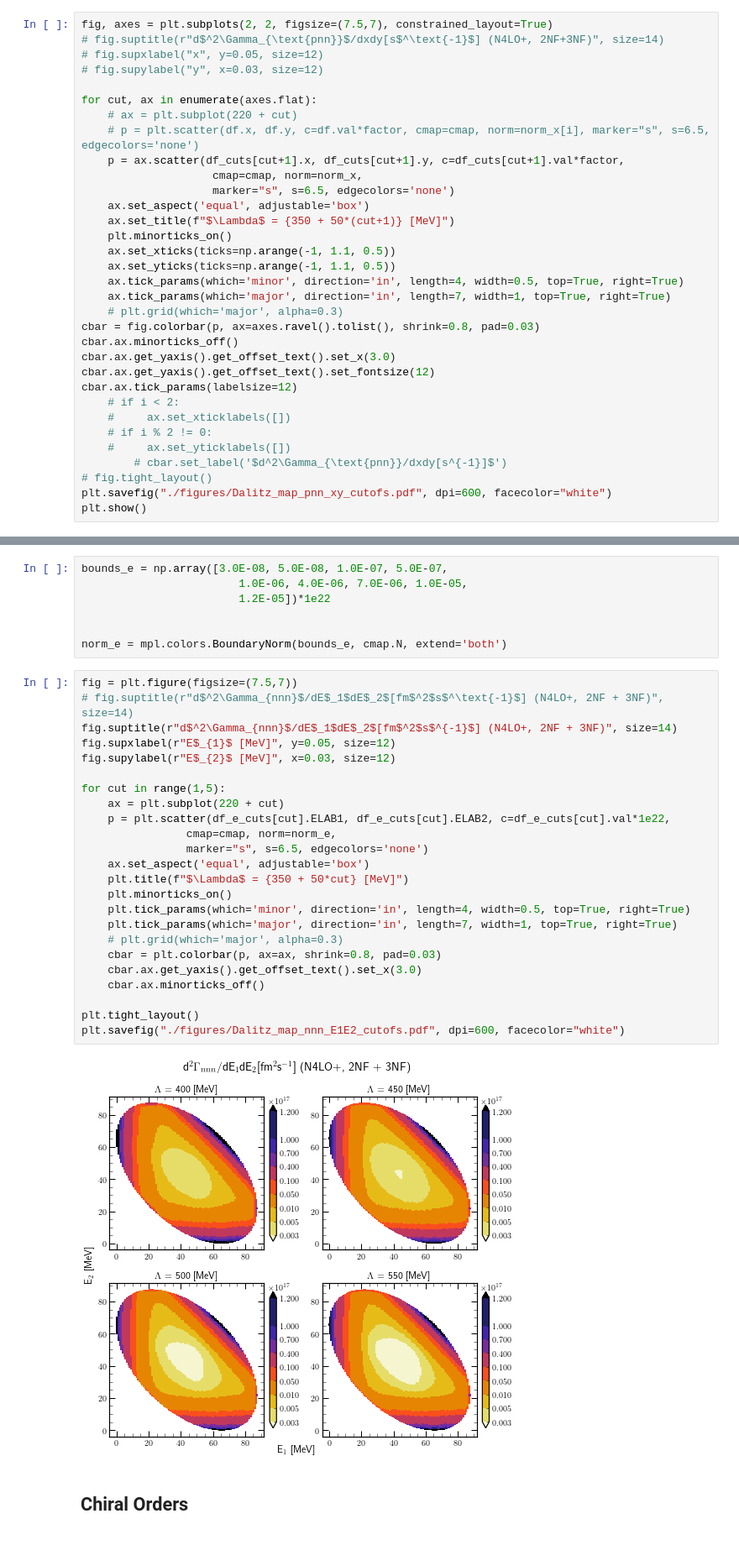
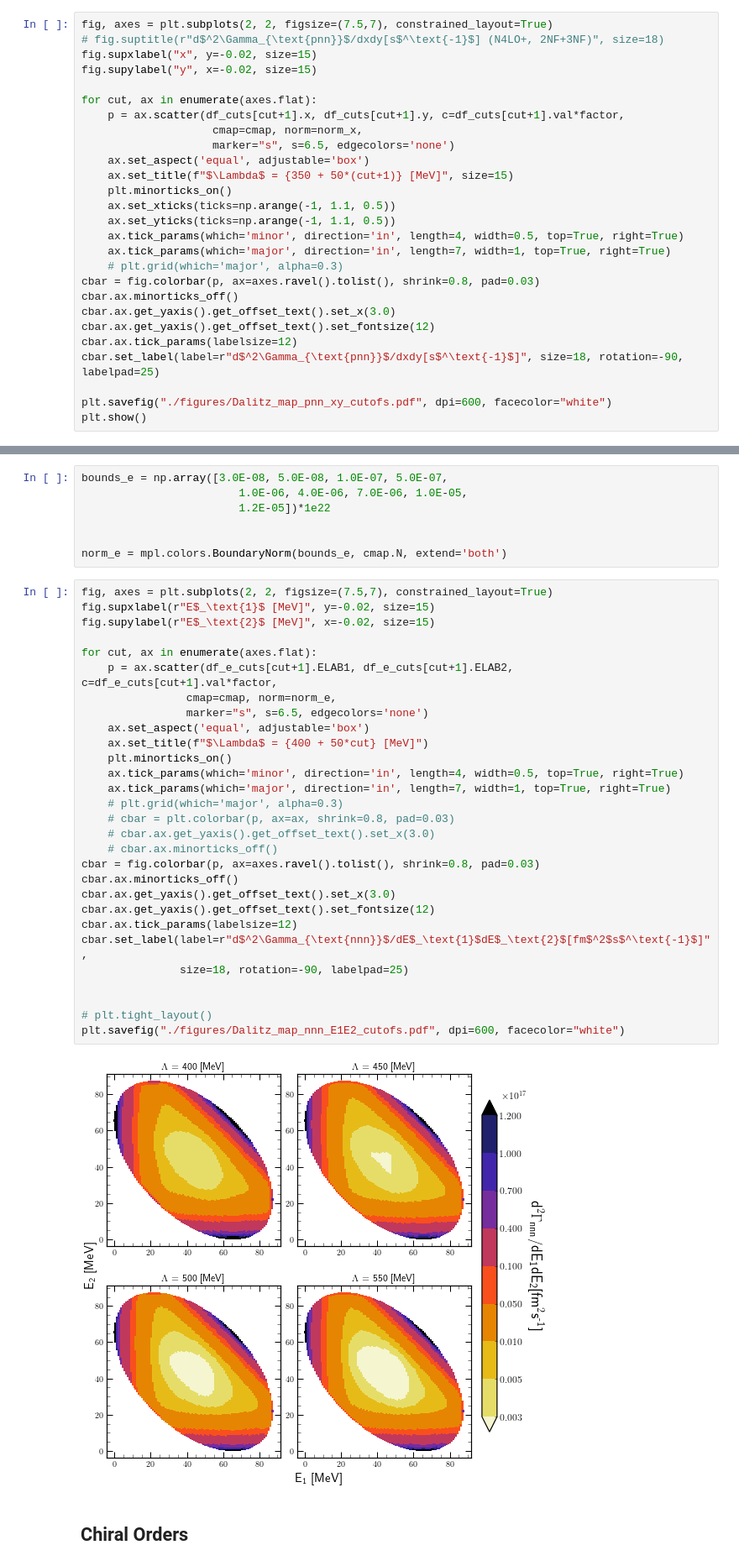
Before and after one commit to VitaliiUr/thesis, a Jupyter notebook: PlotData/PION/Dalitz_maps/figures_PION.ipynb, the cells around one changed output, grey strips where cells are left out. Shown at 84% size. Cells and saved outputs as stored; diff of their text form.

```diff
--- a/PlotData/PION/Dalitz_maps/figures_PION.ipynb
+++ b/PlotData/PION/Dalitz_maps/figures_PION.ipynb
@@ -183,17 +181,15 @@ plt.show()
 # %%
 fig, axes = plt.subplots(2, 2, figsize=(7.5,7), constrained_layout=True)
-# fig.suptitle(r"d$^2\Gamma_{\text{pnn}}$/dxdy[s$^\text{-1}$] (N4LO+, 2NF+3NF)", size=14)
-# fig.supxlabel("x", y=0.05, size=12)
-# fig.supylabel("y", x=0.03, size=12)
+# fig.suptitle(r"d$^2\Gamma_{\text{pnn}}$/dxdy[s$^\text{-1}$] (N4LO+, 2NF+3NF)", size=18)
+fig.supxlabel("x", y=-0.02, size=15)
+fig.supylabel("y", x=-0.02, size=15)
 
 for cut, ax in enumerate(axes.flat):
-    # ax = plt.subplot(220 + cut)
-    # p = plt.scatter(df.x, df.y, c=df.val*factor, cmap=cmap, norm=norm_x[i], marker="s", s=6.5, edgecolors='none')
     p = ax.scatter(df_cuts[cut+1].x, df_cuts[cut+1].y, c=df_cuts[cut+1].val*factor,
                     cmap=cmap, norm=norm_x,
                     marker="s", s=6.5, edgecolors='none')
     ax.set_aspect('equal', adjustable='box')
-    ax.set_title(f"$\Lambda$ = {350 + 50*(cut+1)} [MeV]")
+    ax.set_title(f"$\Lambda$ = {350 + 50*(cut+1)} [MeV]", size=15)
     plt.minorticks_on()
     ax.set_xticks(ticks=np.arange(-1, 1.1, 0.5))
     ax.set_yticks(ticks=np.arange(-1, 1.1, 0.5))
@@ -205,12 +201,8 @@ cbar.ax.minorticks_off()
 cbar.ax.get_yaxis().get_offset_text().set_x(3.0)
 cbar.ax.get_yaxis().get_offset_text().set_fontsize(12)
 cbar.ax.tick_params(labelsize=12)
-    # if i < 2:
-    #     ax.set_xticklabels([])
-    # if i % 2 != 0:
-    #     ax.set_yticklabels([])
-        # cbar.set_label('$d^2\Gamma_{\text{pnn}}/dxdy[s^{-1}]$')
-# fig.tight_layout()
+cbar.set_label(label=r"d$^2\Gamma_{\text{pnn}}$/dxdy[s$^\text{-1}$]", size=18, rotation=-90, labelpad=25)
+
 plt.savefig("./figures/Dalitz_map_pnn_xy_cutofs.pdf", dpi=600, facecolor="white")
 plt.show()
 # %% [output]
@@ -882,31 +871,36 @@ bounds_e = np.array([3.0E-08, 5.0E-08, 1.0E-07, 5.0E-07,
 
 norm_e = mpl.colors.BoundaryNorm(bounds_e, cmap.N, extend='both')
 # %%
-fig = plt.figure(figsize=(7.5,7))
-# fig.suptitle(r"d$^2\Gamma_{nnn}$/dE$_1$dE$_2$[fm$^2$s$^\text{-1}$] (N4LO+, 2NF + 3NF)", size=14)
-fig.suptitle(r"d$^2\Gamma_{nnn}$/dE$_1$dE$_2$[fm$^2$s$^{-1}$] (N4LO+, 2NF + 3NF)", size=14)
-fig.supxlabel(r"E$_{1}$ [MeV]", y=0.05, size=12)
-fig.supylabel(r"E$_{2}$ [MeV]", x=0.03, size=12)
+fig, axes = plt.subplots(2, 2, figsize=(7.5,7), constrained_layout=True)
+fig.supxlabel(r"E$_\text{1}$ [MeV]", y=-0.02, size=15)
+fig.supylabel(r"E$_\text{2}$ [MeV]", x=-0.02, size=15)
 
-for cut in range(1,5):
-    ax = plt.subplot(220 + cut)
-    p = plt.scatter(df_e_cuts[cut].ELAB1, df_e_cuts[cut].ELAB2, c=df_e_cuts[cut].val*1e22,
+for cut, ax in enumerate(axes.flat):
+    p = ax.scatter(df_e_cuts[cut+1].ELAB1, df_e_cuts[cut+1].ELAB2, c=df_e_cuts[cut+1].val*factor,
                 cmap=cmap, norm=norm_e,
                 marker="s", s=6.5, edgecolors='none')
     ax.set_aspect('equal', adjustable='box')
-    plt.title(f"$\Lambda$ = {350 + 50*cut} [MeV]")
+    ax.set_title(f"$\Lambda$ = {400 + 50*cut} [MeV]")
     plt.minorticks_on()
-    plt.tick_params(which='minor', direction='in', length=4, width=0.5, top=True, right=True)
-    plt.tick_params(which='major', direction='in', length=7, width=1, top=True, right=True)
+    ax.tick_params(which='minor', direction='in', length=4, width=0.5, top=True, right=True)
+    ax.tick_params(which='major', direction='in', length=7, width=1, top=True, right=True)
     # plt.grid(which='major', alpha=0.3)
-    cbar = plt.colorbar(p, ax=ax, shrink=0.8, pad=0.03)
-    cbar.ax.get_yaxis().get_offset_text().set_x(3.0)
-    cbar.ax.minorticks_off()
+    # cbar = plt.colorbar(p, ax=ax, shrink=0.8, pad=0.03)
+    # cbar.ax.get_yaxis().get_offset_text().set_x(3.0)
+    # cbar.ax.minorticks_off()
+cbar = fig.colorbar(p, ax=axes.ravel().tolist(), shrink=0.8, pad=0.03)
+cbar.ax.minorticks_off()
+cbar.ax.get_yaxis().get_offset_text().set_x(3.0)
+cbar.ax.get_yaxis().get_offset_text().set_fontsize(12)
+cbar.ax.tick_params(labelsize=12)
+cbar.set_label(label=r"d$^2\Gamma_{\text{nnn}}$/dE$_\text{1}$dE$_\text{2}$[fm$^2$s$^\text{-1}$]",
+               size=18, rotation=-90, labelpad=25)
 
-plt.tight_layout()
+
+# plt.tight_layout()
 plt.savefig("./figures/Dalitz_map_nnn_E1E2_cutofs.pdf", dpi=600, facecolor="white")
 # %% [output]
-[figure, old version]
+[figure, new version]
 # %% [markdown]
 ## Chiral Orders
 # %% [markdown]
```
Also changed, not shown: parts of 12 cells of this notebook, 13 other files.
